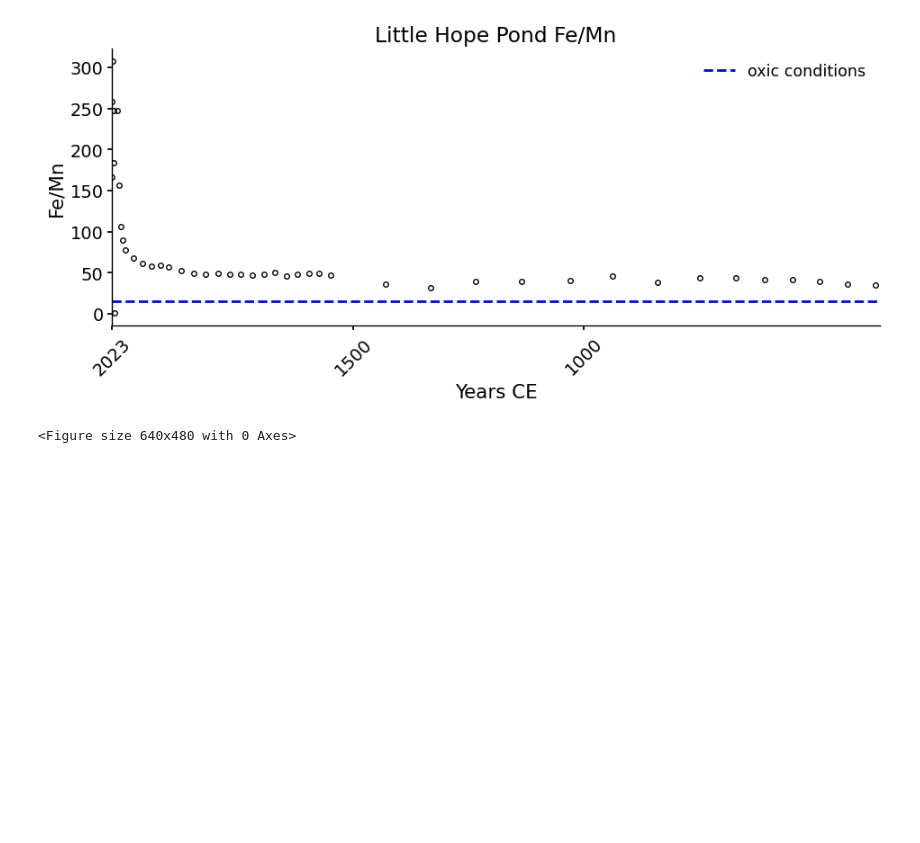
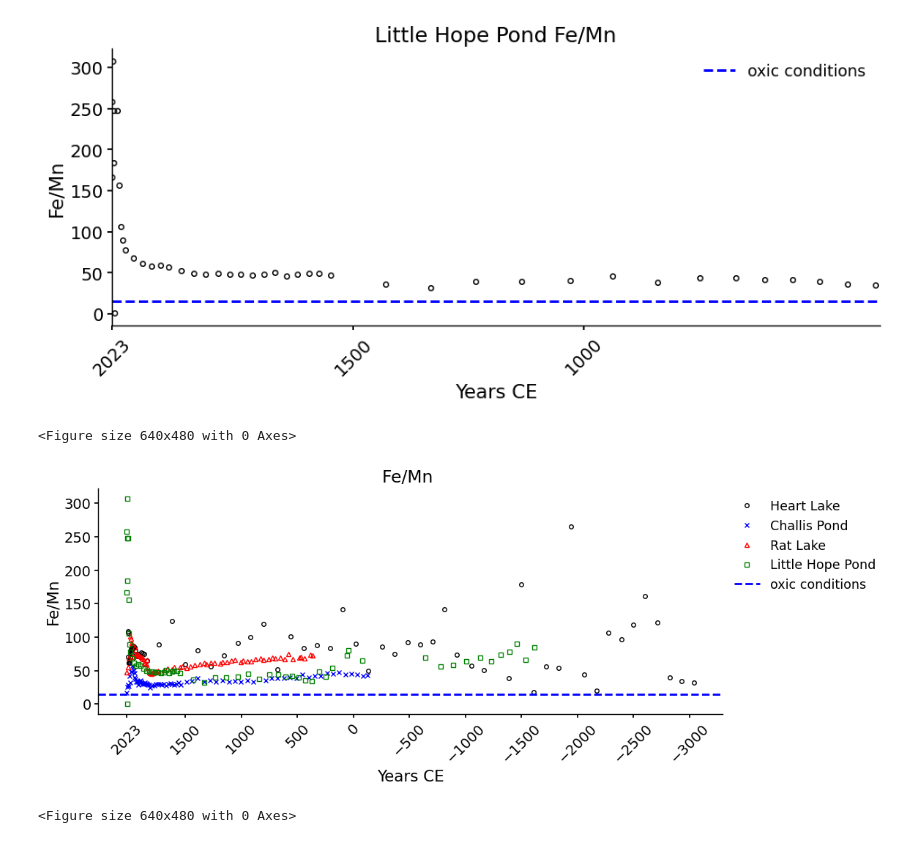
Before and after one commit to Shooleralbany/-home11-grad-2021-sh236571, a Jupyter notebook: Fe_Mn_Plots.ipynb, the cells around one changed output. Drawn from its saved outputs; the diff is of its cells as text; code cells hidden in the pictures; blank space fills up the shorter version.

```diff
--- a/Fe_Mn_Plots.ipynb
+++ b/Fe_Mn_Plots.ipynb
@@ -232,3 +232,62 @@ plt.savefig('Heart Fe:Mn.png')
 # %% [output]
 [figure]
 <Figure size 640x480 with 0 Axes>
+# %%
+import pandas as pd
+import matplotlib.pyplot as plt
+
+data_dir = '/content/drive/MyDrive/Time Series'
+
+# Load all datasets
+data_heart = pd.read_csv(data_dir + '/Heart.txt', sep='\t')
+data_challis = pd.read_csv(data_dir + '/Challis.txt', sep='\t')
+data_rat = pd.read_csv(data_dir + '/Rat.txt', sep='\t')
+data_littlehope = pd.read_csv(data_dir + '/LittleHope.txt', sep='\t')
+
+# Extract the desired data columns from each dataset
+dates_heart = data_heart['CE'].tolist()
+values_heart = data_heart['FeMn'].tolist()
+
+dates_challis = data_challis['CE'].tolist()
+values_challis = data_challis['FeMn'].tolist()
+
+dates_rat = data_rat['CE'].tolist()
+values_rat = data_rat['FeMn'].tolist()
+
+dates_littlehope = data_littlehope['CE'].tolist()
+values_littlehope = data_littlehope['FeMn'].tolist()
+
+# Plot settings
+plt.figure(figsize=(11, 4))
+
+# Plot data from all datasets on the same graph
+plt.plot(dates_heart, values_heart, marker='o', color='black', linestyle='', markerfacecolor='none', markersize=4, label='Heart Lake')
+plt.plot(dates_challis, values_challis, marker='x', color='blue', linestyle='', markerfacecolor='none', markersize=4, label='Challis Pond')
+plt.plot(dates_rat, values_rat, marker='^', color='red', linestyle='', markerfacecolor='none', markersize=4, label='Rat Lake')
+plt.plot(dates_littlehope, values_littlehope, marker='s', color='green', linestyle='', markerfacecolor='none', markersize=4, label='Little Hope Pond')
+
+# Customizations
+plt.xlabel('Years CE')
+plt.ylabel('Fe/Mn')
+plt.title('Fe/Mn ')
+plt.grid(False)
+plt.legend()
+
+# Define x-axis limits and ticks based on the ranges you want
+selected_ticks = [2023, 1500, 1000, 500, 0, -500, -1000, -1500, -2000, -2500, -3000]
+plt.xticks(selected_ticks, rotation=45)
+
+# Highlight a specific y-value
+specific_y_value = 15
+plt.axhline(y=specific_y_value, color='b', linestyle='--', label='oxic conditions')
+plt.legend()
+
+plt.gca().invert_xaxis()
+plt.legend(loc='upper left', bbox_to_anchor=(1, 1))
+
+
+plt.show()
+plt.savefig('Combined_Fe:Mn.png')
+# %% [output]
+[figure, added]
+<Figure size 640x480 with 0 Axes>
```
